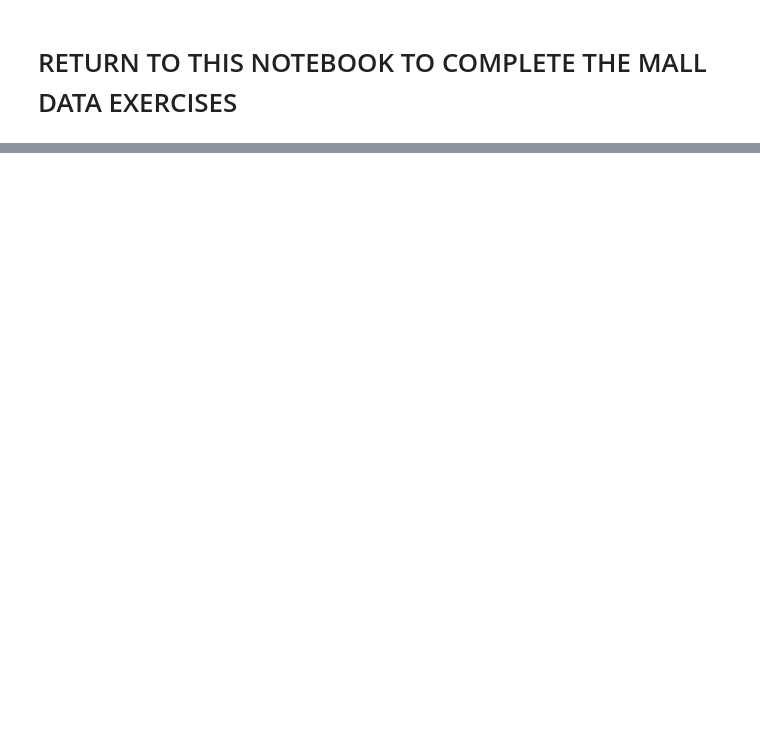
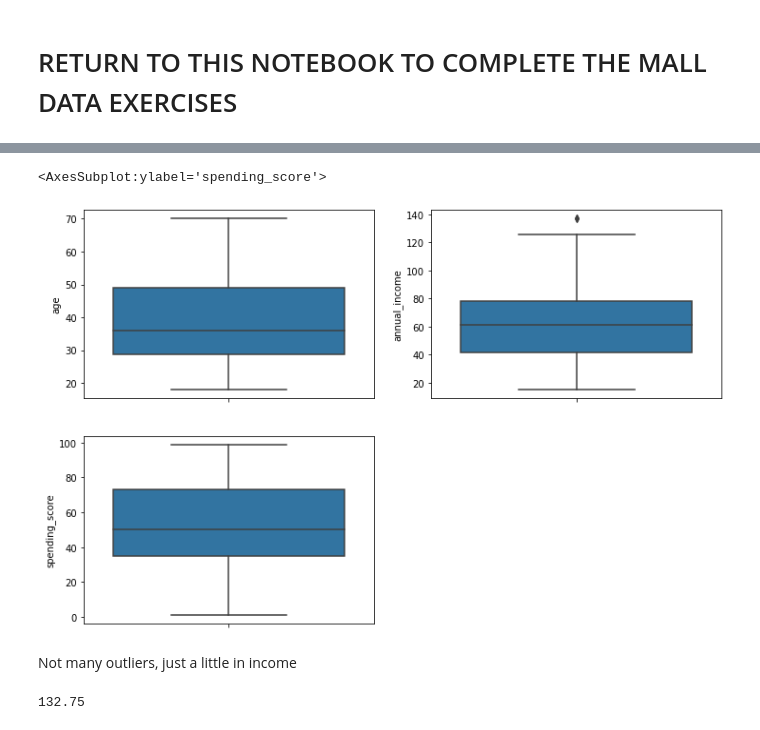
Before and after one commit to brianclements03/clustering, a Jupyter notebook: Wrangle_exercises.ipynb, the cells around one changed output, grey strips where cells are left out. Saved outputs shown, nothing was run; the diff lists cells and outputs as text; code cells hidden in the pictures; blank space fills up the shorter version.

```diff
--- a/Wrangle_exercises.ipynb
+++ b/Wrangle_exercises.ipynb
@@ -269,0 +723,34 @@ df.transactiondate.max()
+# %%
+# visualize outliers using boxplots:
+# why does my notebook require .pyplot? (and not ravinder's)
+
+
+plt.pyplot.figure(figsize = (12,8))
+plt.pyplot.subplot(221)
+sns.boxplot(y = mall_df.age)
+
+plt.pyplot.subplot(222)
+sns.boxplot(y = mall_df.annual_income)
+
+plt.pyplot.subplot(223)
+sns.boxplot(y = mall_df.spending_score)
+# %% [output]
+<AxesSubplot:ylabel='spending_score'>
+[figure, added]
+# %% [markdown]
+Not many outliers, just a little in income
+# %%
+# Calculate q1, q3 and iqr for income
+
+q1 = mall_df.annual_income.quantile(0.25)
+q3 = mall_df.annual_income.quantile(0.75)
+iqr = q3 - q1
+k = 1.5
+
+# calculate upper and lower ranges
+upper_bound_income =  q3 + k * iqr
+lower_bound_income =  q1 - k * iqr
+
+upper_bound_income
+# %% [output]
+132.75
```
Also changed, not shown: parts of 74 cells of this notebook, 4 other files.
